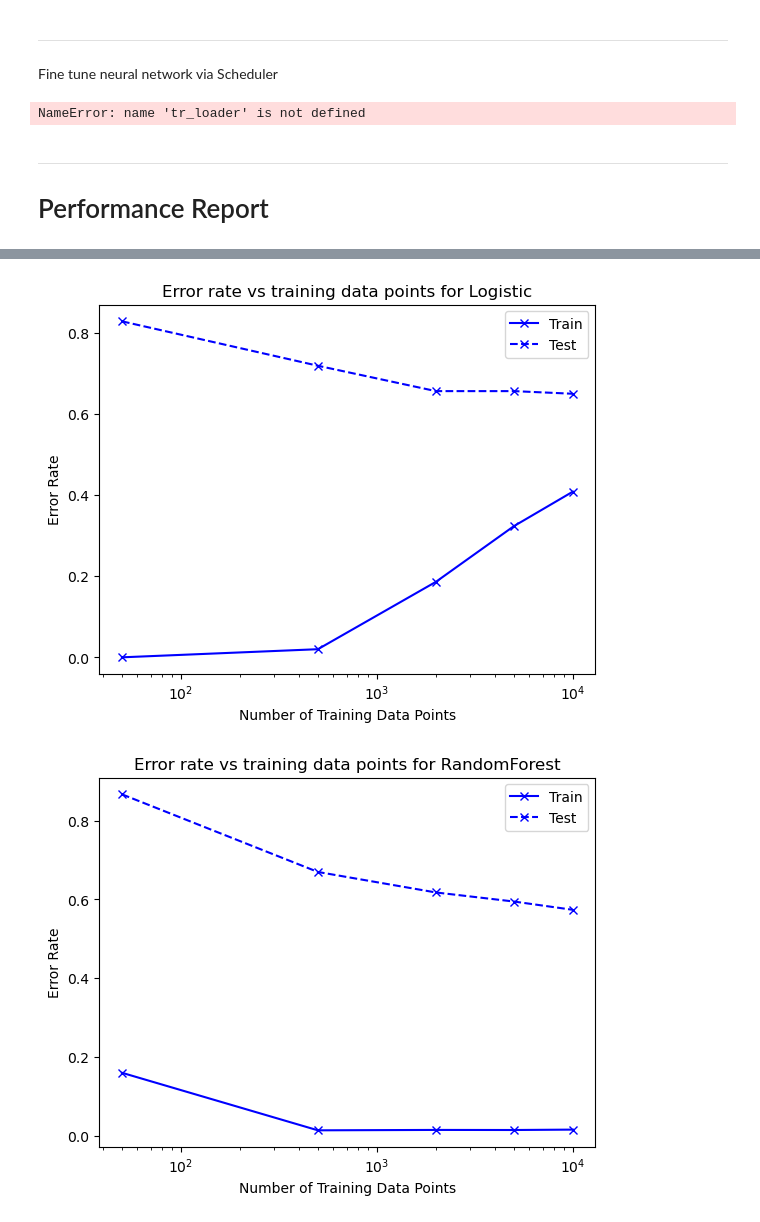
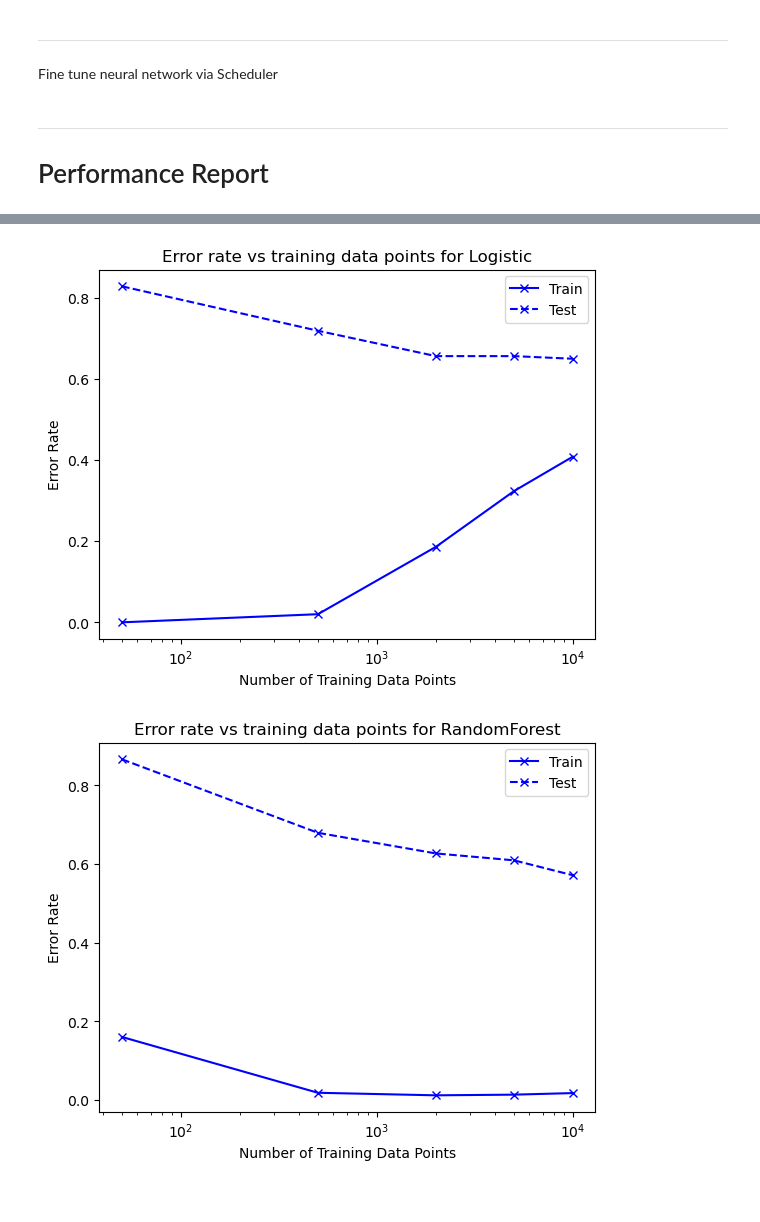
Before and after one commit to jordany33/CIFAR-10-Image-Classification, a Jupyter notebook: CIFAR-10 report.ipynb, the cells around one changed output, grey strips where cells are left out. Saved outputs shown, nothing was run; the diff lists cells and outputs as text; code cells hidden in the pictures.

Commit message:
report done for all model except torch's neural network'

```diff
--- a/CIFAR-10 report.ipynb
+++ b/CIFAR-10 report.ipynb
@@ -351,17 +298,3 @@ Best model (hyper parameters):  [(100, 5, 2)] Accuracy_score:  0.4325
 # %% [markdown]
 ---
 Fine tune neural network via Scheduler
-# %%
-model = ConNeuralNetwork()
-criterion = nn.CrossEntropyLoss()
-optimizer = optim.SGD(model.parameters(), lr=0.001, momentum=0.9)
-scheduler = lr_scheduler.StepLR(optimizer, step_size=10, gamma=0.1)
-
-device = torch.device('cuda:0' if torch.cuda.is_available() else 'cpu')
-model.fit(device, tr_loader, optimizer, criterion, epochs=10)
-
-print('Finished Training')
-
-print(model.test(device, te_loader))
-# %% [output]
-NameError: name 'tr_loader' is not defined
@@ -375,15 +310,16 @@ best_C = 0.01
 # set up fine tuned models
 knn = KNeighborsClassifier(n_neighbors=best_k)
 lr = LogisticRegression(C=best_C, max_iter=5000, random_state=seed)
-rf = RandomForestClassifier(n_estimators=100, criterion = 'gini', min_samples_split = 5, min_samples_leaf = 5)
-#neural = model
+rf = RandomForestClassifier(n_estimators=100, criterion = 'gini', min_samples_split = 5, min_samples_leaf = 5, random_state = seed)
+mlp = MLPClassifier(hidden_layer_sizes=64, activation='relu', solver='adam', learning_rate_init=0.00001, batch_size=64, random_state=seed, max_iter=1000)
 # %%
 # report Learning curve
 train_sizes = [50, 500, 2000, 5000, 10000]
 reportLearningCurve(knn, "KNN", train_sizes, X_train, y_train, X_test, y_test)
 reportLearningCurve(lr, "Logistic", train_sizes, X_train, y_train, X_test, y_test)
 reportLearningCurve(rf, "RandomForest", train_sizes, X_train, y_train, X_test, y_test)
+reportLearningCurve(mlp, "Multi Layer Perceptron", train_sizes, X_train, y_train, X_test, y_test)
 # %% [output]
 [figure]
 [figure]
-[figure, old version]
+[figure, new version]
```
Also changed, not shown: parts of 9 cells of this notebook.
